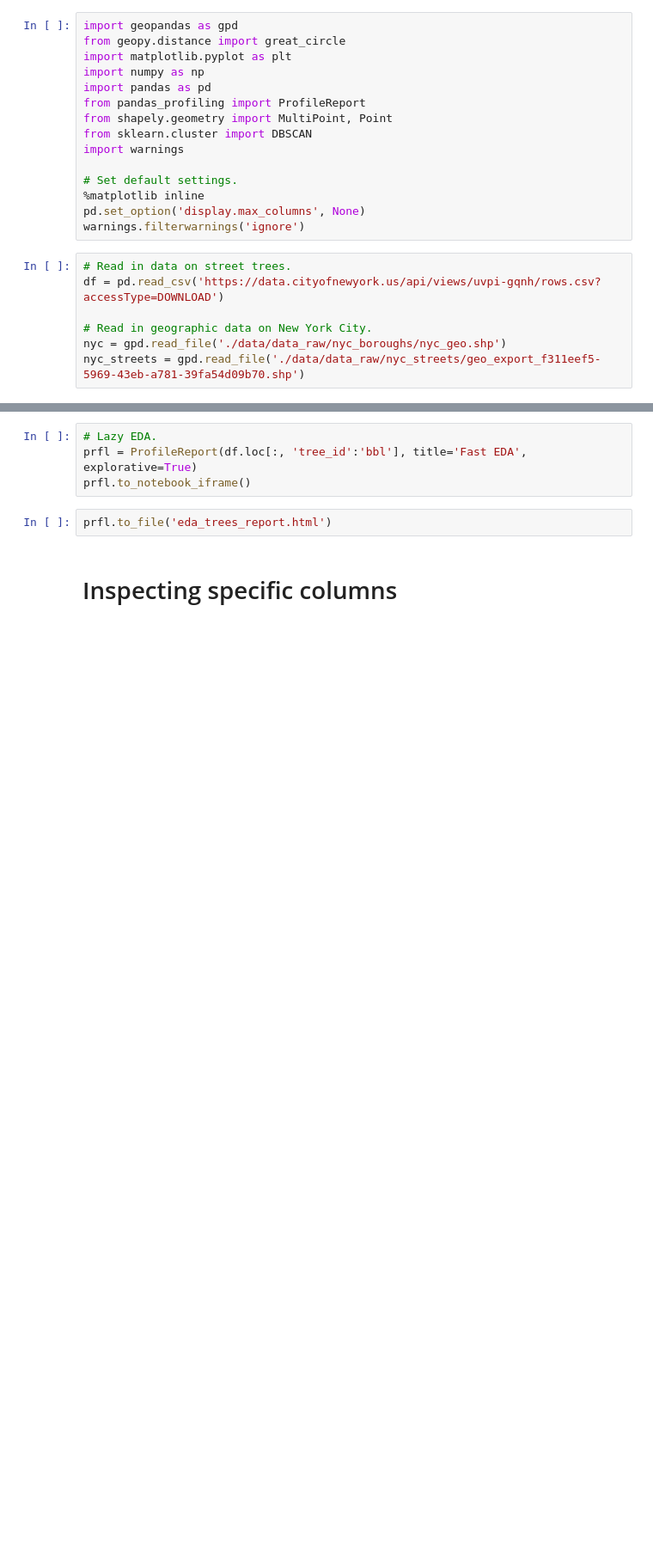
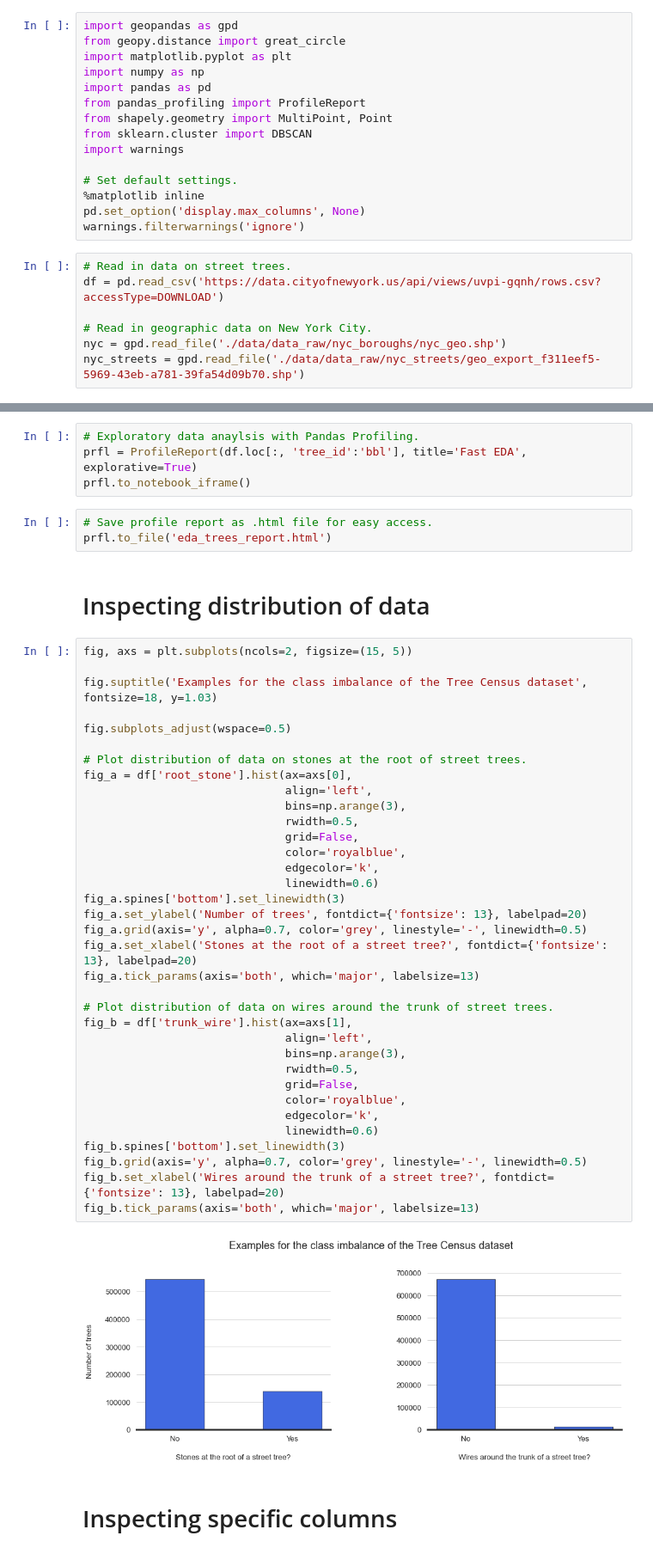
Before and after one commit to lezneklihp/dsend_project_4, a Jupyter notebook: eda_trees.ipynb, the cells around one changed output, grey strips where cells are left out. Shown at 86% size. Saved outputs shown, nothing was run; the diff lists cells and outputs as text; blank space fills up the shorter version.

```diff
--- a/eda_trees.ipynb
+++ b/eda_trees.ipynb
@@ -25,9 +28,49 @@ df.head(1)
 # %%
-# Lazy EDA.
+# Exploratory data anaylsis with Pandas Profiling.
 prfl = ProfileReport(df.loc[:, 'tree_id':'bbl'], title='Fast EDA', explorative=True)
 prfl.to_notebook_iframe()
-# %%
-prfl.to_file('eda_trees_report.html')
+# %%
+# Save profile report as .html file for easy access.
+prfl.to_file('eda_trees_report.html')
+# %% [markdown]
+# Inspecting distribution of data
+# %%
+fig, axs = plt.subplots(ncols=2, figsize=(15, 5))
+
+fig.suptitle('Examples for the class imbalance of the Tree Census dataset', fontsize=18, y=1.03)
+
+fig.subplots_adjust(wspace=0.5)
+
+# Plot distribution of data on stones at the root of street trees.
+fig_a = df['root_stone'].hist(ax=axs[0],
+                              align='left',
+                              bins=np.arange(3),
+                              rwidth=0.5,
+                              grid=False,
+                              color='royalblue',
+                              edgecolor='k',
+                              linewidth=0.6)
+fig_a.spines['bottom'].set_linewidth(3)
+fig_a.set_ylabel('Number of trees', fontdict={'fontsize': 13}, labelpad=20)
+fig_a.grid(axis='y', alpha=0.7, color='grey', linestyle='-', linewidth=0.5)
+fig_a.set_xlabel('Stones at the root of a street tree?', fontdict={'fontsize': 13}, labelpad=20)
+fig_a.tick_params(axis='both', which='major', labelsize=13)
+
+# Plot distribution of data on wires around the trunk of street trees.
+fig_b = df['trunk_wire'].hist(ax=axs[1],
+                              align='left',
+                              bins=np.arange(3),
+                              rwidth=0.5,
+                              grid=False,
+                              color='royalblue',
+                              edgecolor='k',
+                              linewidth=0.6)
+fig_b.spines['bottom'].set_linewidth(3)
+fig_b.grid(axis='y', alpha=0.7, color='grey', linestyle='-', linewidth=0.5)
+fig_b.set_xlabel('Wires around the trunk of a street tree?', fontdict={'fontsize': 13}, labelpad=20)
+fig_b.tick_params(axis='both', which='major', labelsize=13)
+# %% [output]
+[figure, added]
 # %% [markdown]
 # Inspecting specific columns
 # %% [markdown]
```
Also changed, not shown: parts of 6 cells of this notebook, 13 other files.
